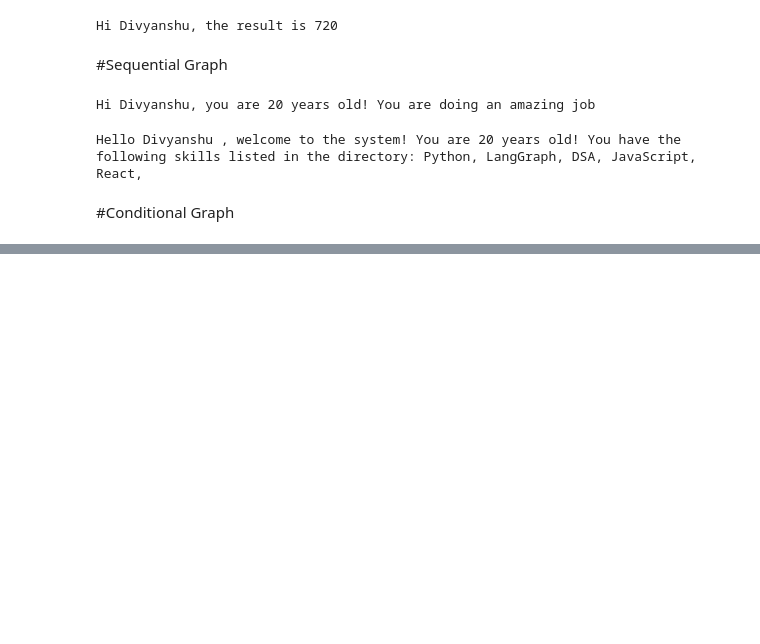
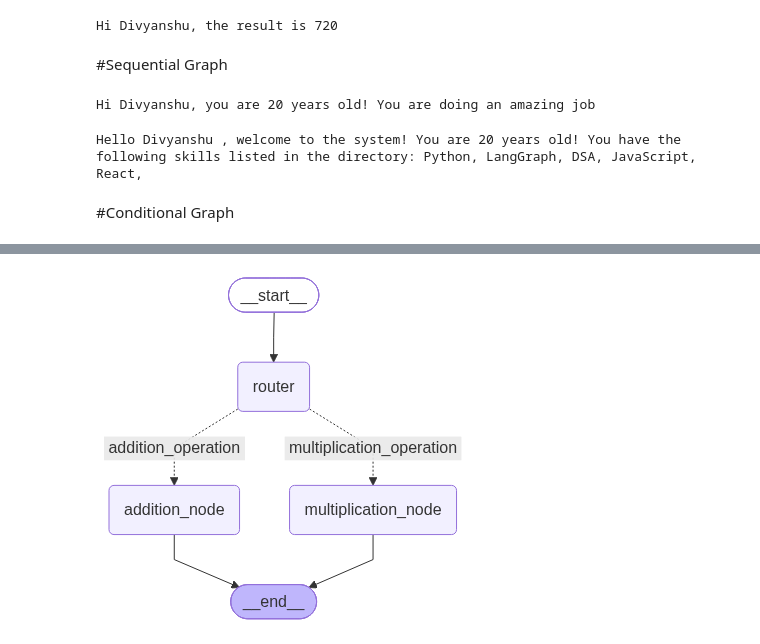
Before and after one commit to divyanshu-png/VOID, a Jupyter notebook: LangGraph_Basics.ipynb, the cells around one changed output, grey strips where cells are left out. Cells and saved outputs as stored; diff of their text form; code cells hidden in the pictures; blank space fills up the shorter version.

Commit message:
Learnt to implement multiple conditional edges in the Graph

```diff
--- a/LangGraph_Basics.ipynb
+++ b/LangGraph_Basics.ipynb
@@ -411,7 +411,8 @@ graph.add_conditional_edges(
     source= "router",
     path= decide_next_node,
     path_map= {
-        "addition_operation" : "addition_node", "multiplication_operation" : "multiplication_node"
+        "addition_operation" : "addition_node",
+        "multiplication_operation" : "multiplication_node"
         }
 )
 
@@ -419,6 +420,6 @@ graph.add_edge("addition_node", END)
 graph.add_edge("multiplication_node", END)
 
 app = graph.compile()
-initial_state = app.invoke({ "number1":10 , "number2":233 , "operation":"*"})
+initial_state = app.invoke({ "number1":10 , "number2":233 , "operation":"+"})
 print(initial_state["result"])
 # %% [output]
@@ -425,0 +448,5 @@ print(initial_state["result"])
+# %%
+from IPython.display import Image, display
+display(Image(app.get_graph().draw_mermaid_png()))
+# %% [output]
+[figure, added]
```
Also changed, not shown: parts of 3 cells of this notebook.
